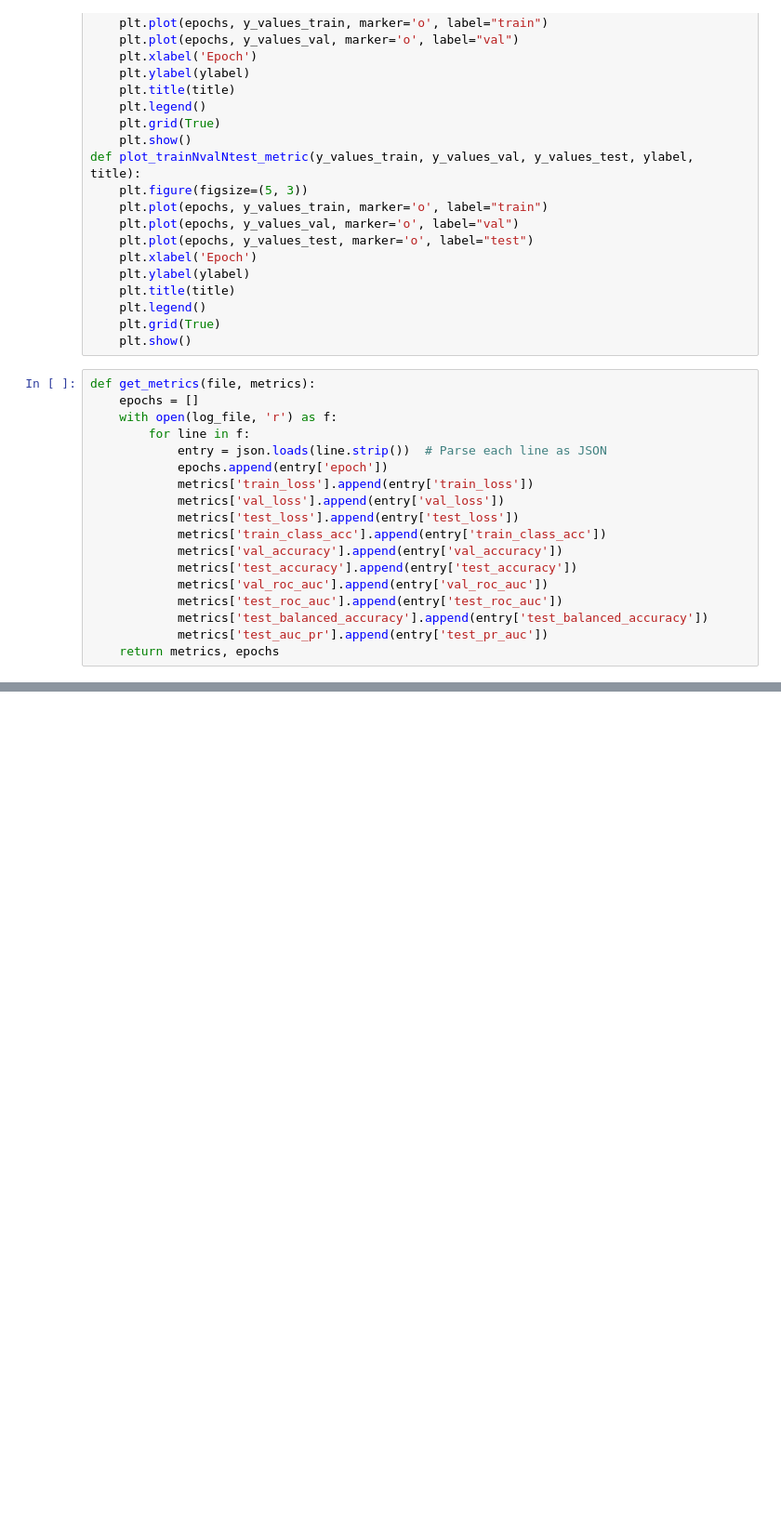
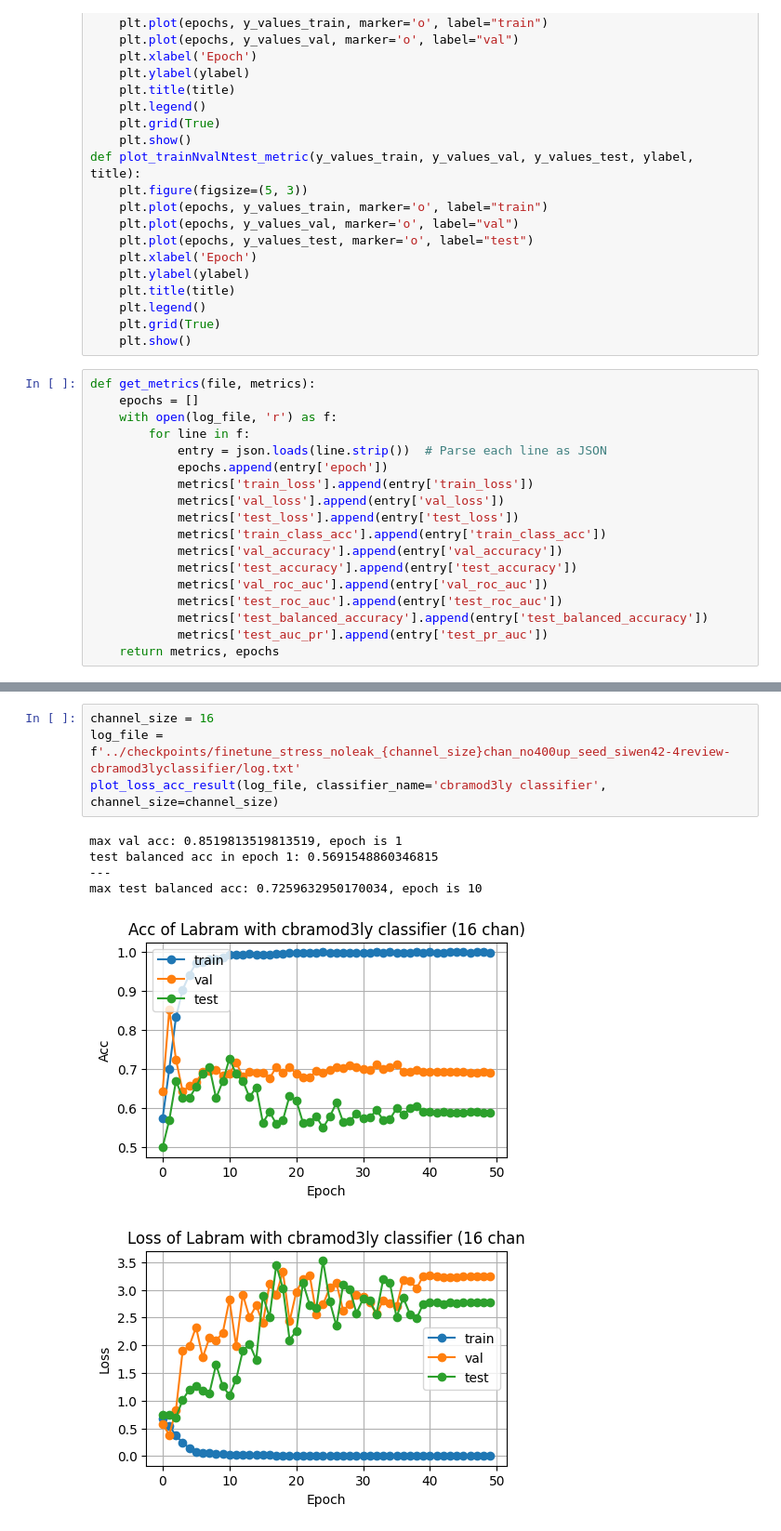
Before and after one commit to XushengZhu-ROOT/EEG-Review-Paper-Repo, a Jupyter notebook: siwen_labram_finetune/Code For Visualization/log_visualize.ipynb, the cells around one changed output, grey strips where cells are left out. Shown: that part at 93% size. Cells and saved outputs as stored; diff of their text form; blank space fills up the shorter version.

```diff
--- a/siwen_labram_finetune/Code For Visualization/log_visualize.ipynb
+++ b/siwen_labram_finetune/Code For Visualization/log_visualize.ipynb
@@ -229,0 +85,11 @@ plot_metric(metrics['test_roc_auc'], 'ROC AUC', 'Test ROC AUC over Epochs')
+# %%
+channel_size = 16
+log_file = f'../checkpoints/finetune_stress_noleak_{channel_size}chan_no400up_seed_siwen42-4review-cbramod3lyclassifier/log.txt'
+plot_loss_acc_result(log_file, classifier_name='cbramod3ly classifier', channel_size=channel_size)
+# %% [output]
+max val acc: 0.8519813519813519, epoch is 1
+test balanced acc in epoch 1: 0.5691548860346815
+---
+max test balanced acc: 0.7259632950170034, epoch is 10
+[figure, added]
+[figure, added]
```
Also changed, not shown: parts of 23 cells of this notebook.
